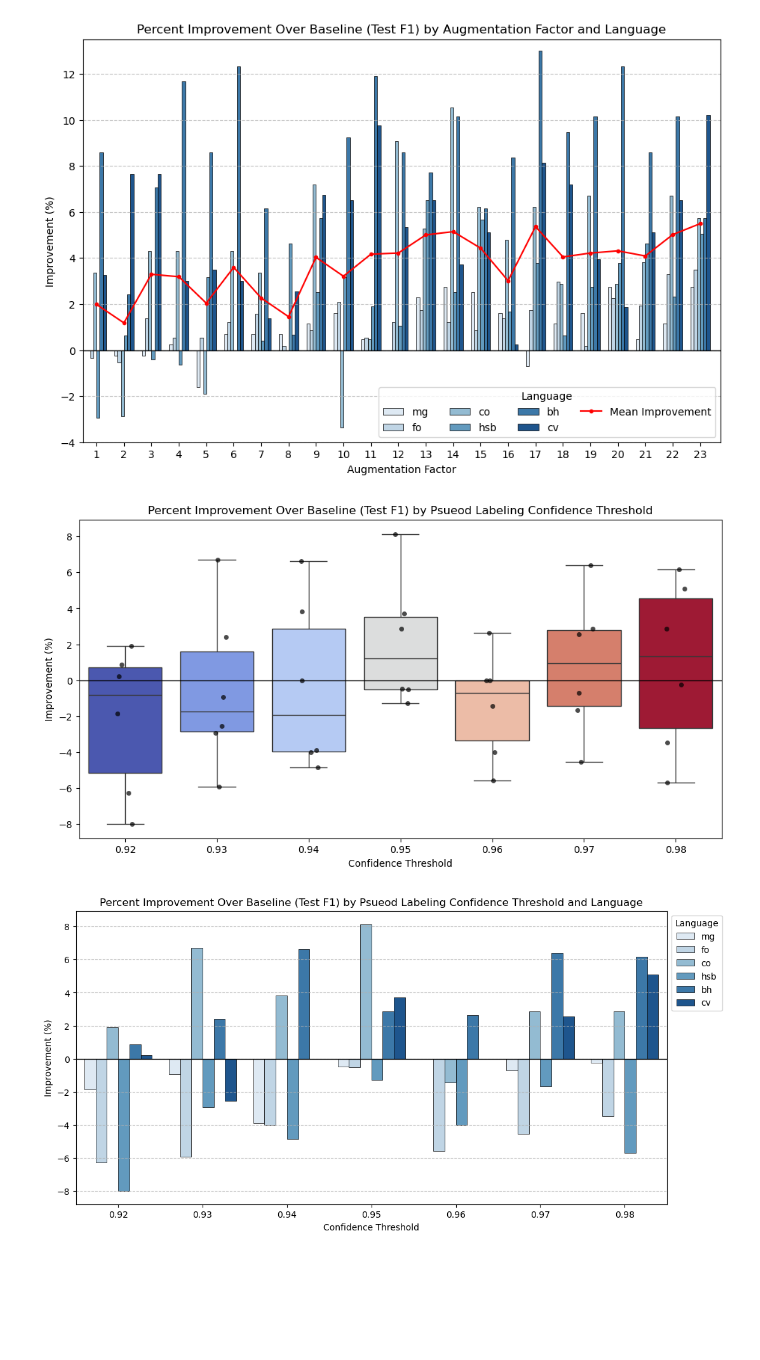
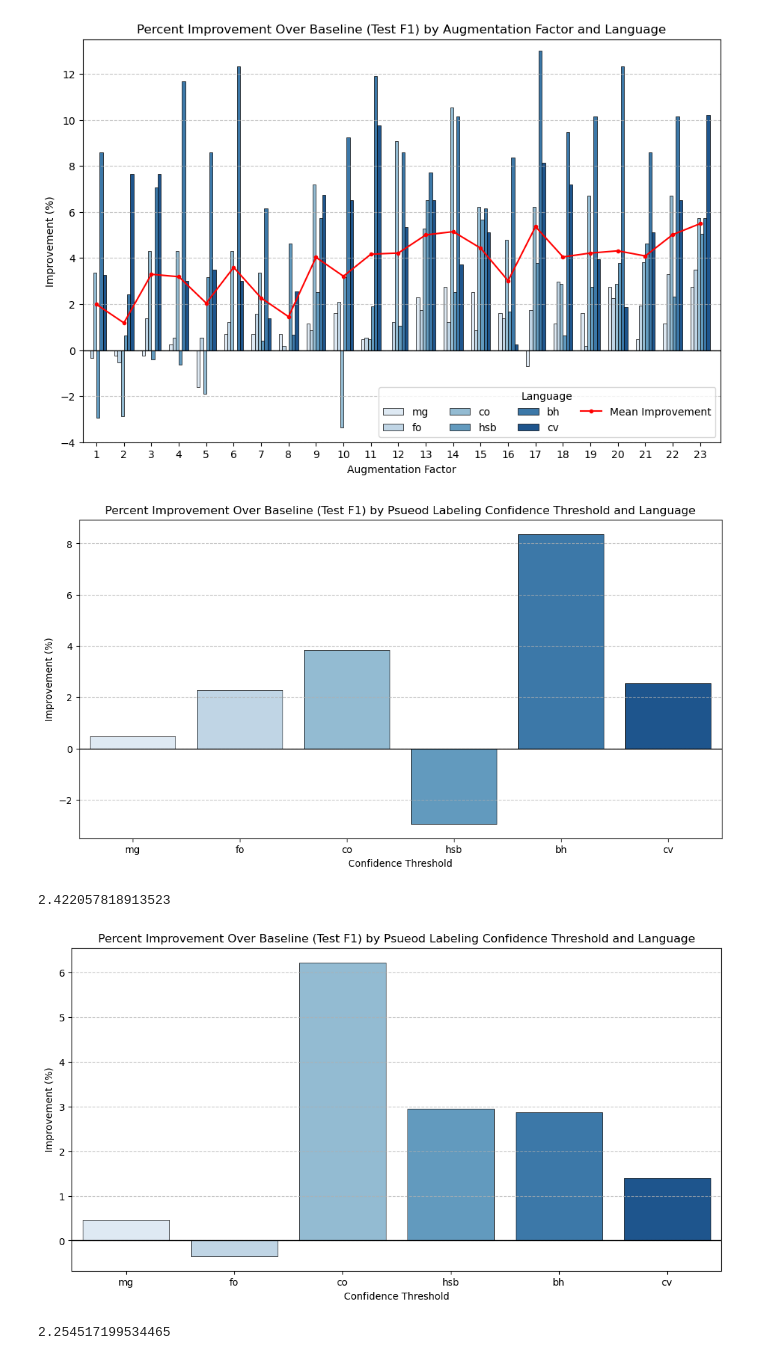
Before and after one commit to Lucas-Granucci/MULTI-NER, a Jupyter notebook: _RESULTS_.ipynb, the cells around one changed output. Drawn from its saved outputs; the diff is of its cells as text; code cells hidden in the pictures; blank space fills up the shorter version.

```diff
--- a/_RESULTS_.ipynb
+++ b/_RESULTS_.ipynb
@@ -57,39 +57,50 @@ plt.show()
 # %% [output]
 [figure]
 # %%
-# Load transfer (augmented) data
-df = pd.read_csv("results/iterative_pseudo_labeling.csv")
+df = pd.read_csv("results/10iterative_pseudo_labeling.csv")
 
 # Visualization using Seaborn
 plt.figure(figsize=(12, 6))
-sns.boxplot(data=df, x="threshold", y="improvement", hue="threshold", palette="coolwarm", legend=False)
-sns.stripplot(data=df, x="threshold", y="improvement", color="black", jitter=True, alpha=0.7)
+ax = sns.barplot(
+    data=df, x="language", y="improvement", hue="language", legend=False,
+    palette="Blues", width=0.8, edgecolor="black", linewidth=0.5
+)
 
 plt.axhline(y=0, color="black", linewidth=1)  # Reference line at 0%
-plt.title("Percent Improvement Over Baseline (Test F1) by Psueod Labeling Confidence Threshold")
+plt.title("Percent Improvement Over Baseline (Test F1) by Psueod Labeling Confidence Threshold and Language")
 plt.xlabel("Confidence Threshold")
 plt.ylabel("Improvement (%)")
+
+# Improve readability
+plt.xticks(rotation=0)
+plt.grid(axis="y", linestyle="--", alpha=0.7)  # Add light grid lines
+
 plt.show()
+print(df['improvement'].mean())
 # %% [output]
-[figure, old version]
+[figure, new version]
+2.422057818913523
 # %%
+df = pd.read_csv("results/9iterative_pseudo_labeling.csv")
+
 # Visualization using Seaborn
 plt.figure(figsize=(12, 6))
 ax = sns.barplot(
-    data=df, x="threshold", y="improvement", hue="language",
-    palette="Blues", dodge=True, width=0.8, edgecolor="black", linewidth=0.5
+    data=df, x="language", y="improvement", hue="language", legend=False,
+    palette="Blues", width=0.8, edgecolor="black", linewidth=0.5
 )
 
 plt.axhline(y=0, color="black", linewidth=1)  # Reference line at 0%
 plt.title("Percent Improvement Over Baseline (Test F1) by Psueod Labeling Confidence Threshold and Language")
 plt.xlabel("Confidence Threshold")
 plt.ylabel("Improvement (%)")
-plt.legend(title="Language", bbox_to_anchor=(1, 1))  # Move legend outside
 
 # Improve readability
 plt.xticks(rotation=0)
 plt.grid(axis="y", linestyle="--", alpha=0.7)  # Add light grid lines
 
 plt.show()
+print(df['improvement'].mean())
 # %% [output]
-[figure, old version]
+[figure, new version]
+2.254517199534465
```
Also changed, not shown: parts of 4 cells of this notebook, 13 other files.
